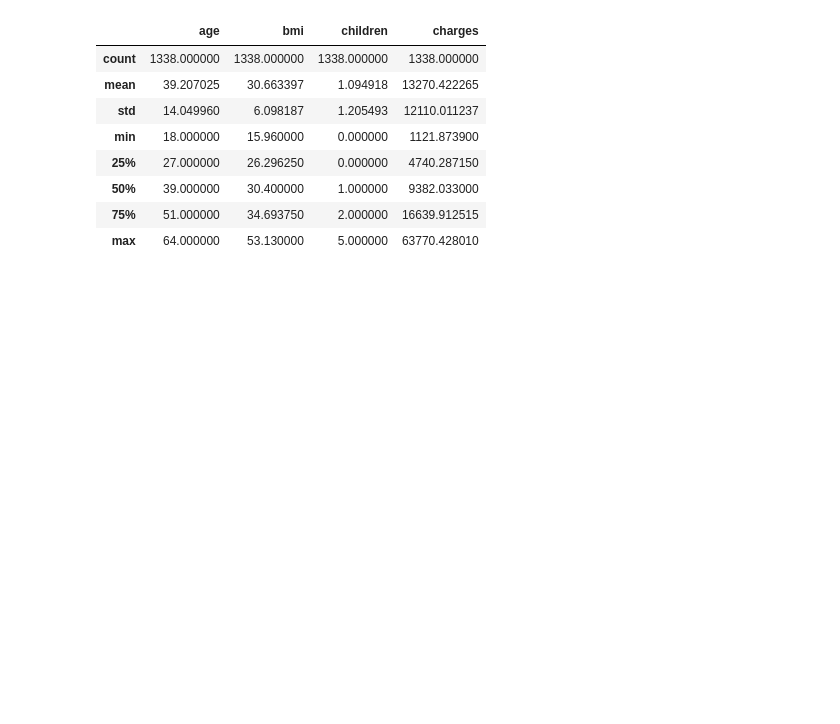
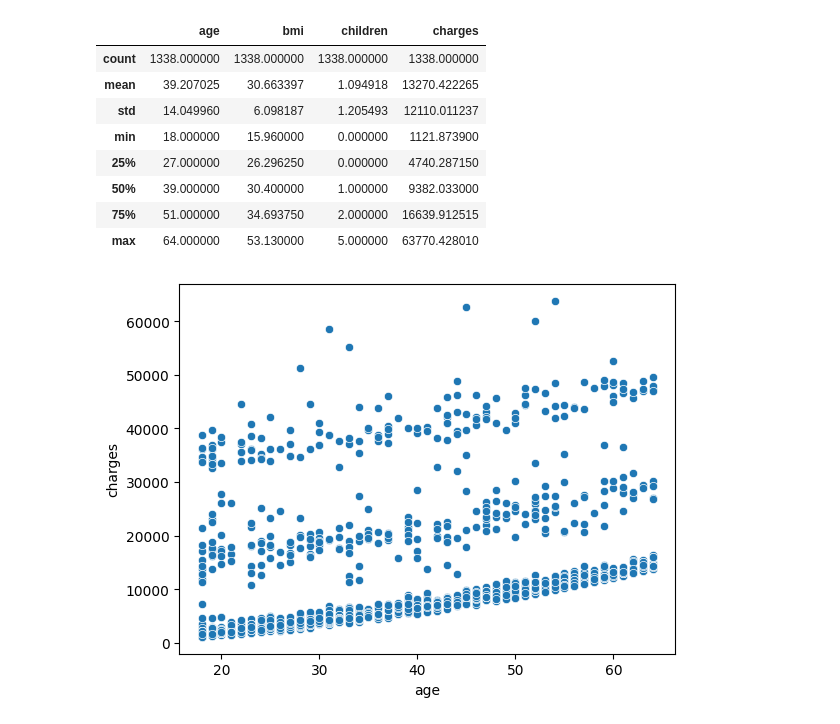
Before and after one commit to alishbah1589/DataScience-Internship, a Jupyter notebook: Task_4_Insurance_Claim_Prediction/insurance_claim_prediction.ipynb, the cells around one changed output. Saved outputs shown, nothing was run; the diff lists cells and outputs as text; code cells hidden in the pictures; blank space fills up the shorter version.

```diff
--- a/Task_4_Insurance_Claim_Prediction/insurance_claim_prediction.ipynb
+++ b/Task_4_Insurance_Claim_Prediction/insurance_claim_prediction.ipynb
@@ -68,3 +68,8 @@ le=LabelEncoder()
 df['sex'] = le.fit_transform(df['sex'])
 df['smoker'] = le.fit_transform(df['smoker'])
 df['region'] = le.fit_transform(df['region'])
+# %%
+sns.scatterplot(data=df,x='age', y='charges')
+plt.show()
+# %% [output]
+[figure, added]
```
Also changed, not shown: parts of 8 cells of this notebook, 13 other files.
